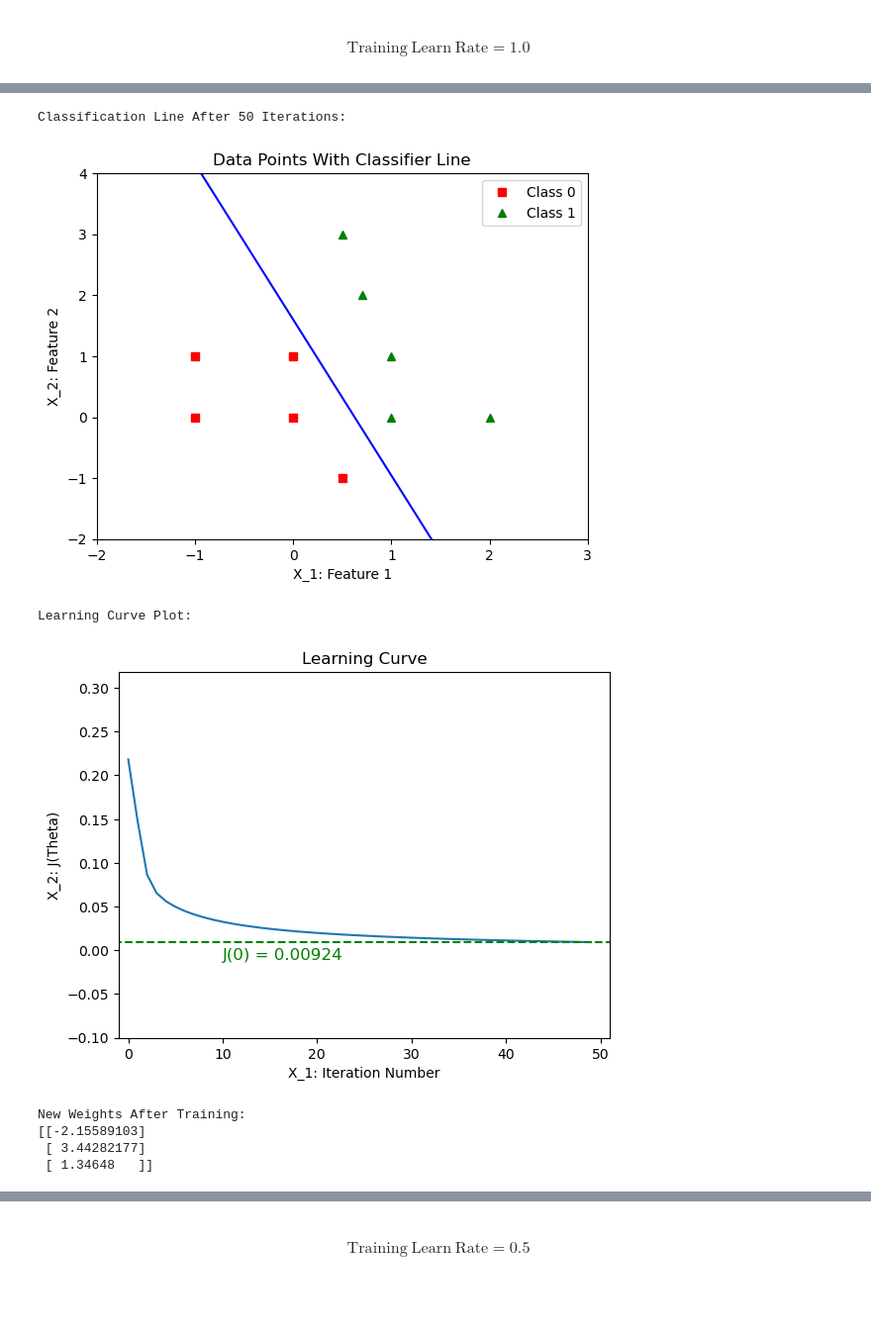
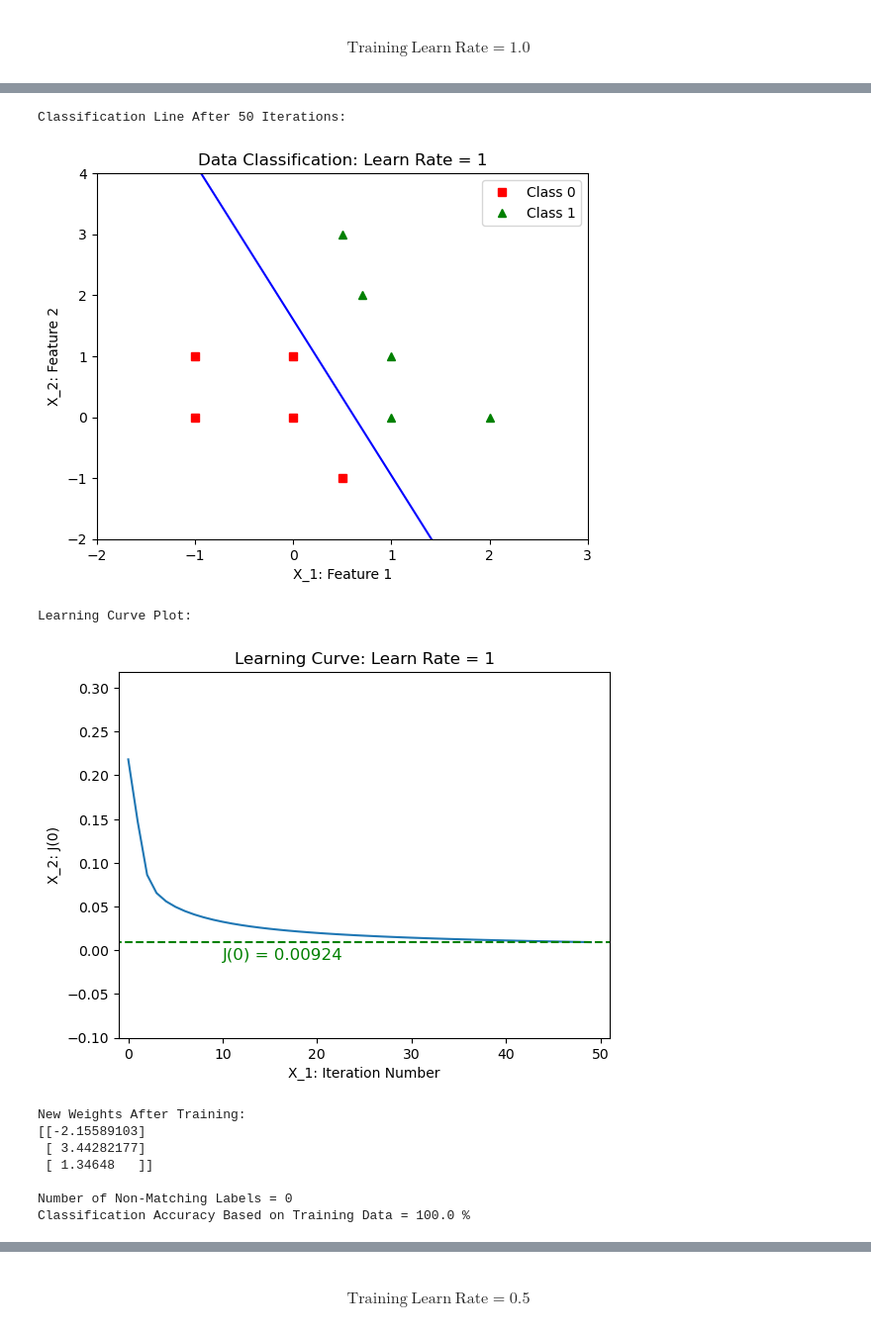
Before and after one commit to ADolbyB/deep-learning-python, a Jupyter notebook: Assignments/assignment4.ipynb, the cells around one changed output, grey strips where cells are left out. Shown at 99% size. Saved outputs shown, nothing was run; the diff lists cells and outputs as text; code cells hidden in the pictures; blank space fills up the shorter version.

```diff
--- a/Assignments/assignment4.ipynb
+++ b/Assignments/assignment4.ipynb
@@ -82,0 +87,16 @@ def plot_cost_func(J, iterations):
+# %%
+def calcAccuracy(predictionArray, labelArray):
+    #print(predictionArray)
+    #print(labelArray)
+
+    # Squeeze and reshape the predicted values back to 1 dimensional row:
+    # This is so we can compare to the original labels
+    newPredictions = np.squeeze(np.reshape(predictionArray, (1, len(predictionArray))), 0)
+    #print(newPredictions)
+
+    compareValues = newPredictions == labelArray
+    #print(compareValues) # Print results of matching indices.
+
+    nonMatching = np.count_nonzero(~compareValues)
+    print(f'Number of Non-Matching Labels = {nonMatching}')
+    print(f'Classification Accuracy Based on Training Data = {100 - (nonMatching / len(labelArray) * 100)} %')
@@ -101,12 +123,12 @@ class NeuralNetwork():
         outs = np.dot(inputs, self.weight_matrix)
         return self.sigmoid(outs)
 
-    def train_GDL(self, inputs_train, labels_train, num_train_iterations):
+    def train(self, inputs_train, labels_train, num_train_iterations):
         N = inputs_train.shape[0]
         cost_func = np.array([])
 
         print('Classification Line Based on Initial Weights:')
-        plot_fun_thr(inputs_train[:, 1:3], labels_train[:, 0], self.weight_matrix[:, 0]) #, classes) <= OPTIONAL
+        plot_fun_thr(inputs_train[:, 1:3], labels_train[:, 0], self.weight_matrix[:, 0], self.learning_r)
         # Perform number of iterations for this input set
         for iteration in range(num_train_iterations):
             outputs = self.forward_propagation(inputs_train)
@@ -124,8 +146,8 @@ class NeuralNetwork():
             #print('Iteration # '+ str(iteration + 1))
             #plot_fun_thr(inputs_train[:, 1:3], labels_train[:, 0], self.weight_matrix[:, 0]) #, classes) # OPTIONAL
         print(f'Classification Line After {num_train_iterations} Iterations:')
-        plot_fun_thr(inputs_train[:, 1:3], labels_train[:, 0], self.weight_matrix[:, 0]) #, classes) # OPTIONAL
-        plot_cost_func(cost_func, num_train_iterations)
+        plot_fun_thr(inputs_train[:, 1:3], labels_train[:, 0], self.weight_matrix[:, 0], self.learning_r)
+        plot_cost_func(cost_func, num_train_iterations, self.learning_r)
 
     # Predicting Classes of New Data Points
     def pred(self, inputs):
@@ -214,8 +237,6 @@ Shape of Features: (10, 3)
 # %% [markdown]
 #### $$ \mathrm{Training \ Learn \ Rate = 1.0} $$
 # %%
-learn_rates = [1, 0.5, 0.1, 0.01]
-
 Net1 = NeuralNetwork(learning_r = learn_rates[0])
 print('Random Weights At Start of Training:')
 print(Net1.weight_matrix, '\n')
@@ -223,13 +244,16 @@ print(Net1.weight_matrix, '\n')
 print('Labels as a Single Row:')
 print(labels, '\n')
 
-print('Labels as a Single Column:')
-print(np.expand_dims(labels, axis = 1), '\n')
+#print('Labels as a Single Column:')
+#print(np.expand_dims(labels, axis = 1), '\n')
 
-Net1.train_GDL(features, np.expand_dims(labels, axis = 1), 50)
+Net1.train(features, np.expand_dims(labels, axis = 1), 50)
 
 print('New Weights After Training:')
-print(Net1.weight_matrix)
+print(Net1.weight_matrix, '\n')
+
+Net1PredictedValues = Net1.pred(features)
+calcAccuracy(Net1PredictedValues, labels)
 # %% [output]
 Random Weights At Start of Training:
 [[-0.582978  ]
@@ -252,8 +268,11 @@ Classification Line Based on Initial Weights:
 Classification Line After 50 Iterations:
-[figure, old version]
+[figure, new version]
 Learning Curve Plot:
-[figure, old version]
+[figure, new version]
 New Weights After Training:
 [[-2.15589103]
  [ 3.44282177]
  [ 1.34648   ]]
+
+Number of Non-Matching Labels = 0
+Classification Accuracy Based on Training Data = 100.0 %
```
Also changed, not shown: parts of 10 cells of this notebook.
